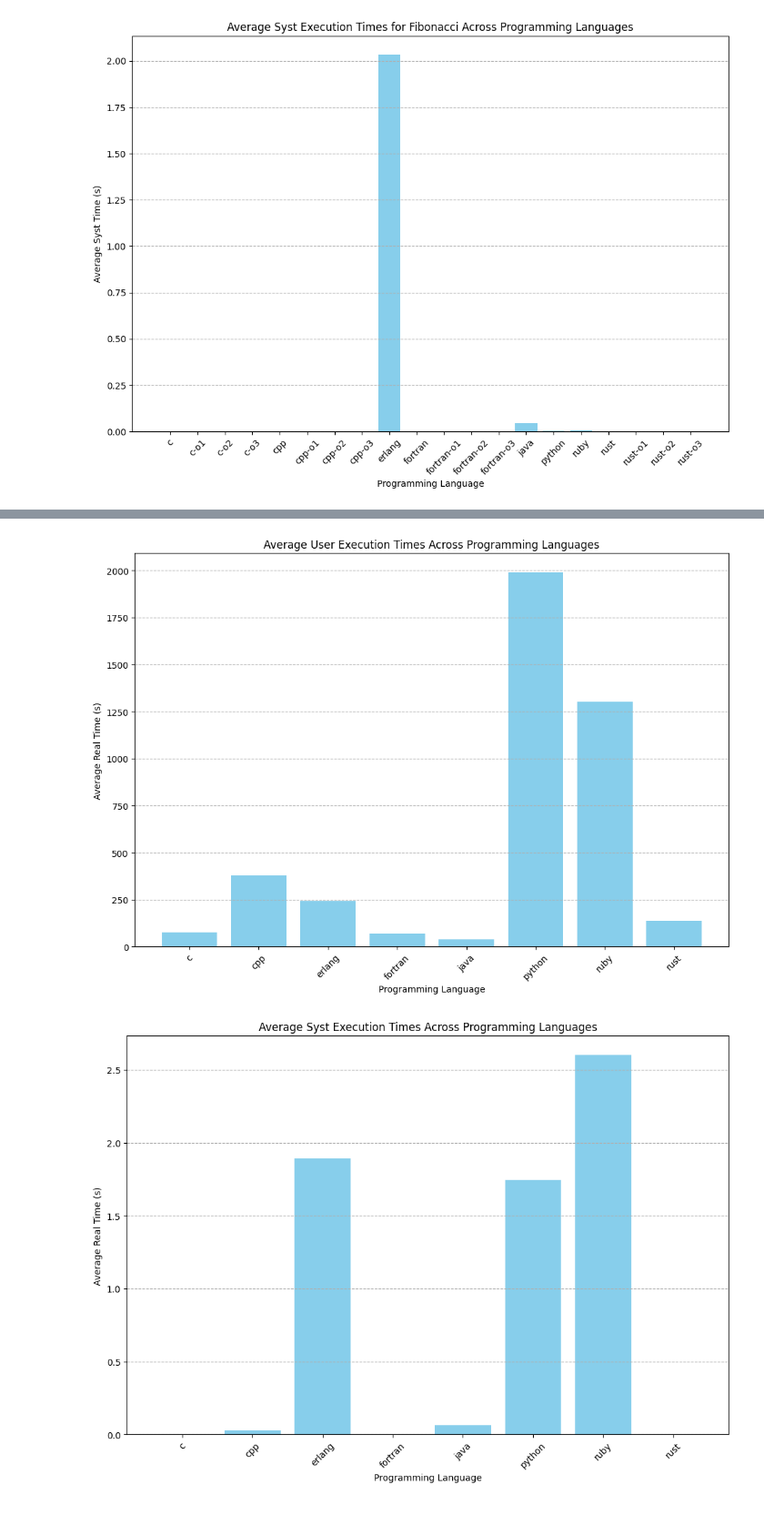
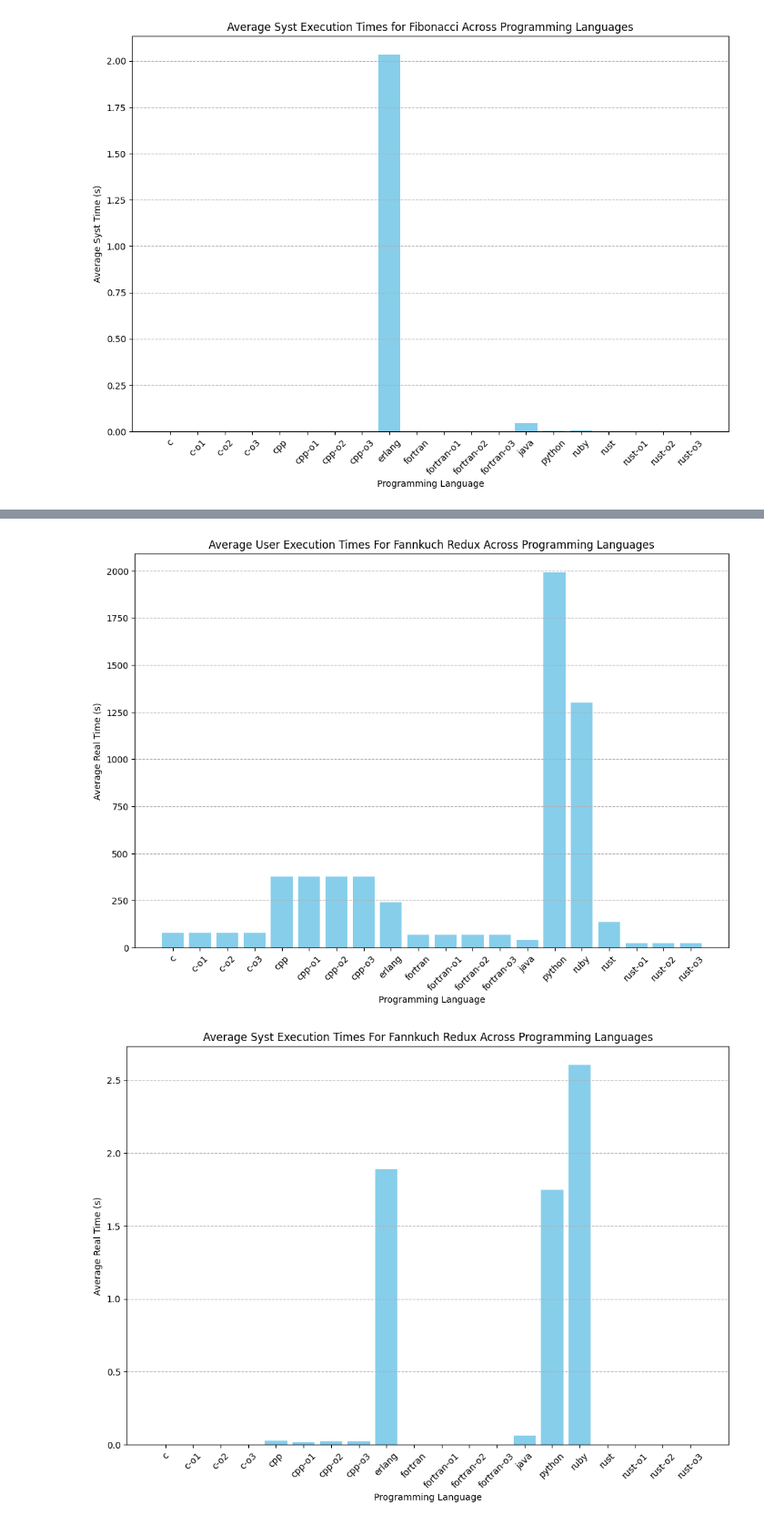
Before and after one commit to anviton/HPC-Benchmark, a Jupyter notebook: Source/Notebook/execution_alog_30_rep.ipynb, the cells around one changed output, grey strips where cells are left out. Shown: that part at 91% size. Cells and saved outputs as stored; diff of their text form; code cells hidden in the pictures.

```diff
--- a/Source/Notebook/execution_alog_30_rep.ipynb
+++ b/Source/Notebook/execution_alog_30_rep.ipynb
@@ -279,13 +282,25 @@ plt.show()
 ### Fannkuch
 
 file_names = [ "../Algo/Fannkuch/C/fannkuch_redux/serveur19_c_execution_results.csv",
+              "../Algo/Fannkuch/C/fannkuch_redux/serveur19_c-o1_execution_results.csv",
+              "../Algo/Fannkuch/C/fannkuch_redux/serveur19_c-o2_execution_results.csv",
+              "../Algo/Fannkuch/C/fannkuch_redux/serveur19_c-o3_execution_results.csv",
               "../Algo/Fannkuch/C++/fannkuch_redux/serveur19_cpp_execution_results.csv",
+              "../Algo/Fannkuch/C++/fannkuch_redux/serveur19_cpp-o1_execution_results.csv",
+              "../Algo/Fannkuch/C++/fannkuch_redux/serveur19_cpp-o2_execution_results.csv",
+              "../Algo/Fannkuch/C++/fannkuch_redux/serveur19_cpp-o3_execution_results.csv",
               "../Algo/Fannkuch/Erlang/fannkuch_redux/serveur19_erlang_execution_results.csv",
               "../Algo/Fannkuch/Fortran/fannkuch_redux/serveur19_fortran_execution_results.csv",
+              "../Algo/Fannkuch/Fortran/fannkuch_redux/serveur19_fortran-o1_execution_results.csv",
+              "../Algo/Fannkuch/Fortran/fannkuch_redux/serveur19_fortran-o2_execution_results.csv",
+              "../Algo/Fannkuch/Fortran/fannkuch_redux/serveur19_fortran-o3_execution_results.csv",
               "../Algo/Fannkuch/Java/fannkuch_redux/src/serveur19_java_execution_results.csv",
               "../Algo/Fannkuch/Python/fannkuch_redux/serveur19_python_execution_results.csv",
               "../Algo/Fannkuch/Ruby/fannkuch_redux/serveur19_ruby_execution_results.csv",
               "../Algo/Fannkuch/Rust/fannkuch_redux/serveur19_rust_execution_results.csv",
+              "../Algo/Fannkuch/Rust/fannkuch_redux/serveur19_rust-o1_execution_results.csv",
+              "../Algo/Fannkuch/Rust/fannkuch_redux/serveur19_rust-o2_execution_results.csv",
+              "../Algo/Fannkuch/Rust/fannkuch_redux/serveur19_rust-o3_execution_results.csv",
               ]
 
 moy_time_reals = {}
@@ -315,11 +330,12 @@ plt.figure(figsize=(12, 8))
 languages = list(moy_time_reals.keys())
 tps_reel = list(moy_time_reals.values())
 plt.bar(languages, tps_reel, color='skyblue')
-plt.title('Average Real Execution Times Across Programming Languages')
+plt.title('Average Real Execution Times For Fannkuch Redux Across Programming Languages')
 plt.xlabel('Programming Language')
 plt.ylabel('Average Real Time (s)')
 plt.xticks(rotation=45)
 plt.grid(axis='y', linestyle='--')
+plt.savefig("real_time_fannkuch.pdf")
 plt.show()
 
 # User Time graph
@@ -327,11 +343,12 @@ plt.figure(figsize=(12, 8))
 languages = list(moy_users.keys())
 tps_user = list(moy_users.values())
 plt.bar(languages, tps_user, color='skyblue')
-plt.title('Average User Execution Times Across Programming Languages')
+plt.title('Average User Execution Times For Fannkuch Redux Across Programming Languages')
 plt.xlabel('Programming Language')
 plt.ylabel('Average Real Time (s)')
 plt.xticks(rotation=45)
 plt.grid(axis='y', linestyle='--')
+plt.savefig("user_time_fannkuch.pdf")
 plt.show()
 
 # Syst Time graph
@@ -339,10 +356,11 @@ plt.figure(figsize=(12, 8))
 languages = list(moy_systs.keys())
 tps_syst = list(moy_systs.values())
 plt.bar(languages, tps_syst, color='skyblue')
-plt.title('Average Syst Execution Times Across Programming Languages')
+plt.title('Average Syst Execution Times For Fannkuch Redux Across Programming Languages')
 plt.xlabel('Programming Language')
 plt.ylabel('Average Real Time (s)')
 plt.xticks(rotation=45)
 plt.grid(axis='y', linestyle='--')
+plt.savefig("syst_time_fannkuch.pdf")
 plt.show()
 # %% [output]
@@ -350,2 +368,2 @@ plt.show()
-[figure, old version]
+[figure, new version]
-[figure, old version]
+[figure, new version]
```
Also changed, not shown: parts of 4 cells of this notebook, 15 other files.
